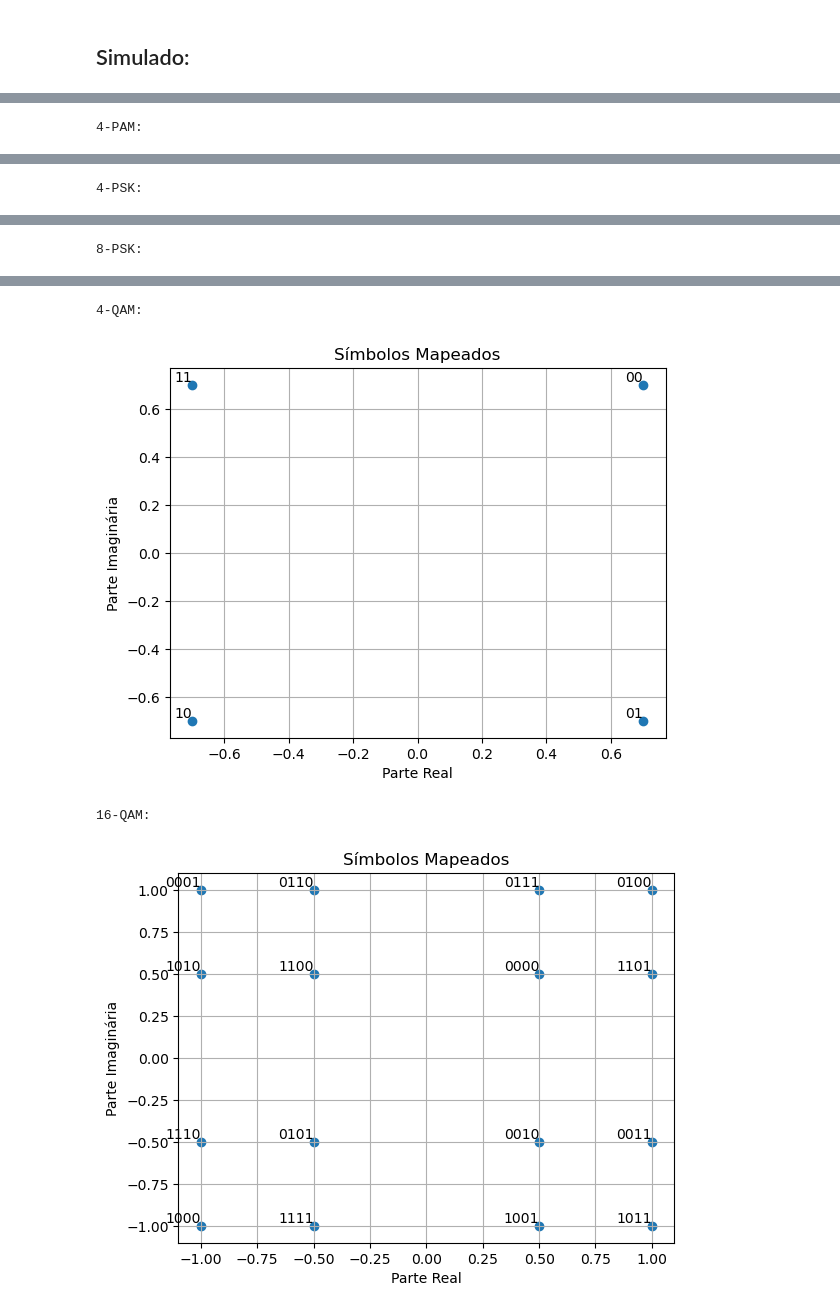
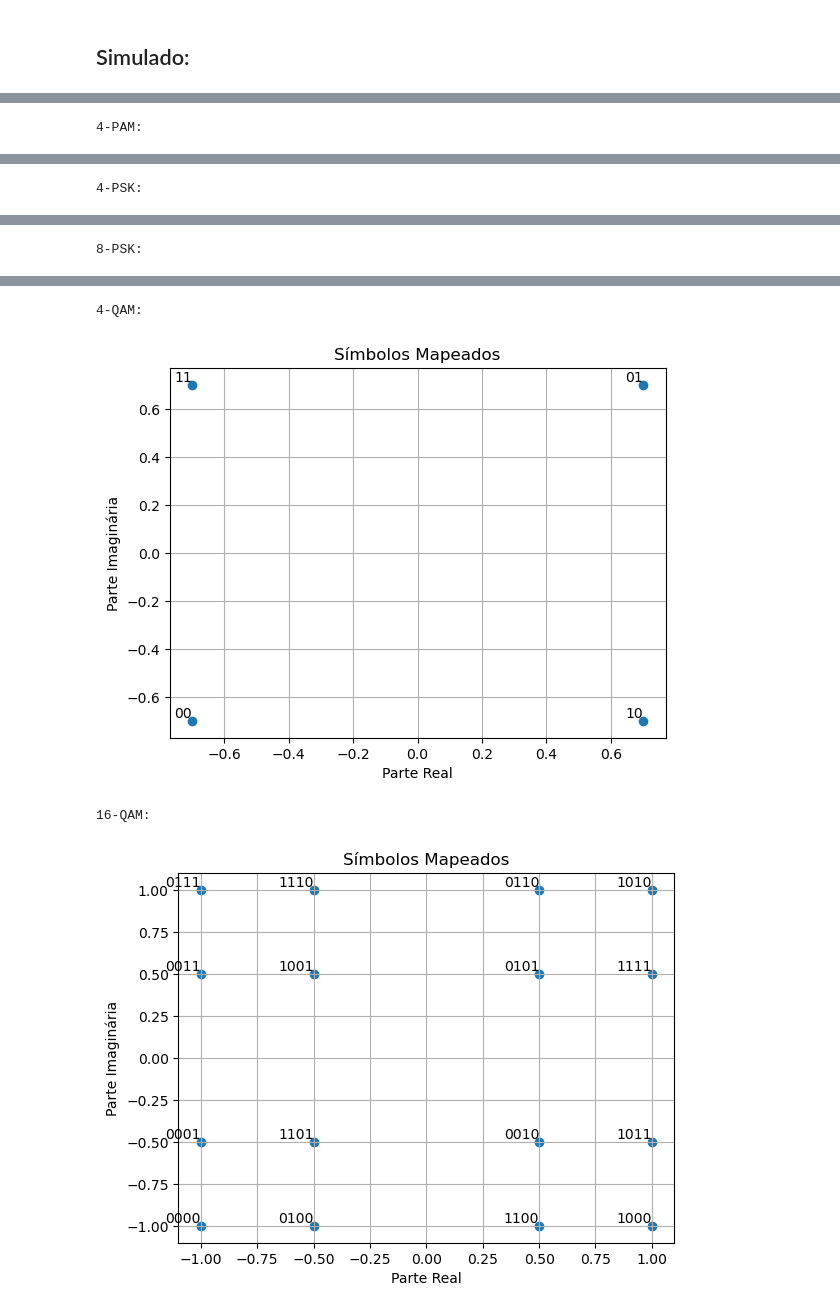
Before and after one commit to jv-pinheiro/trabSCD2023, a Jupyter notebook: SCD.ipynb, the cells around one changed output, grey strips where cells are left out. Cells and saved outputs as stored; diff of their text form; code cells hidden in the pictures.

```diff
--- a/SCD.ipynb
+++ b/SCD.ipynb
@@ -235,9 +235,11 @@ simbolos_16qam = modulacao_16qam(sinal_binario)
 #Plot da Constelação:
 
 gray2 = ['1', '0']
-gray4 = ['00', '10', '11', '01']
-gray8 = ['000', '001', '011', '010', '110', '111', '101', '100']
-gray16 = ['0000', '0001', '0011', '0010', '0100', '0101', '0111', '0110', '1100', '1101', '1111', '1110', '1000', '1001', '1011', '1010']
+gray4 = ['10', '00', '01', '11']
+gray4_2 = ['00', '11', '10', '01']
+gray4_3 = ['00', '10', '01', '11']
+gray8 = ['110', '111', '000', '101', '010', '011' , '100', '001']
+gray16 = ['1101', '0010', '1001', '1110', '0101', '1111', '1010', '1011', '0111', '0110', '0100', '0001', '0000', '1100', '1000', '0011']
 
 
 def plotaConstelacao (simbolos, gray):
@@ -250,36 +252,36 @@ def plotaConstelacao (simbolos, gray):
     plt.ylabel('Parte Imaginária')
 
     for i, (x, y) in enumerate(zip(parte_real, parte_imaginaria)):
         plt.text(x, y, f'{gray[i]}', fontsize=10, ha='right', va='bottom')
 
     plt.grid(True)
     plt.show()
 
 print('2-PAM:')
 plotaConstelacao(list(set(simbolos_2pam)), gray2)
 print('4-PAM:')
 plotaConstelacao(list(set(simbolos_4pam)), gray4)
 print('4-PSK:')
-plotaConstelacao(list(set(simbolos_4psk)), gray4)
+plotaConstelacao(list(set(simbolos_4psk)), gray4_3)
 print('8-PSK:')
 plotaConstelacao(list(set(simbolos_8psk)), gray8)
 print('4-QAM:')
-plotaConstelacao(list(set(simbolos_4qam)), gray4)
+plotaConstelacao(list(set(simbolos_4qam)), gray4_2)
 print('16-QAM:')
 plotaConstelacao(list(set(simbolos_16qam)), gray16)
 # %% [output]
 2-PAM:
 [figure]
 4-PAM:
 [figure]
 4-PSK:
 [figure]
 8-PSK:
 [figure]
 4-QAM:
 [figure]
 16-QAM:
-[figure, old version]
+[figure, new version]
 # %%
 #Adicionando Erro Gaussiano:
 
```
Also changed, not shown: parts of 10 cells of this notebook.
